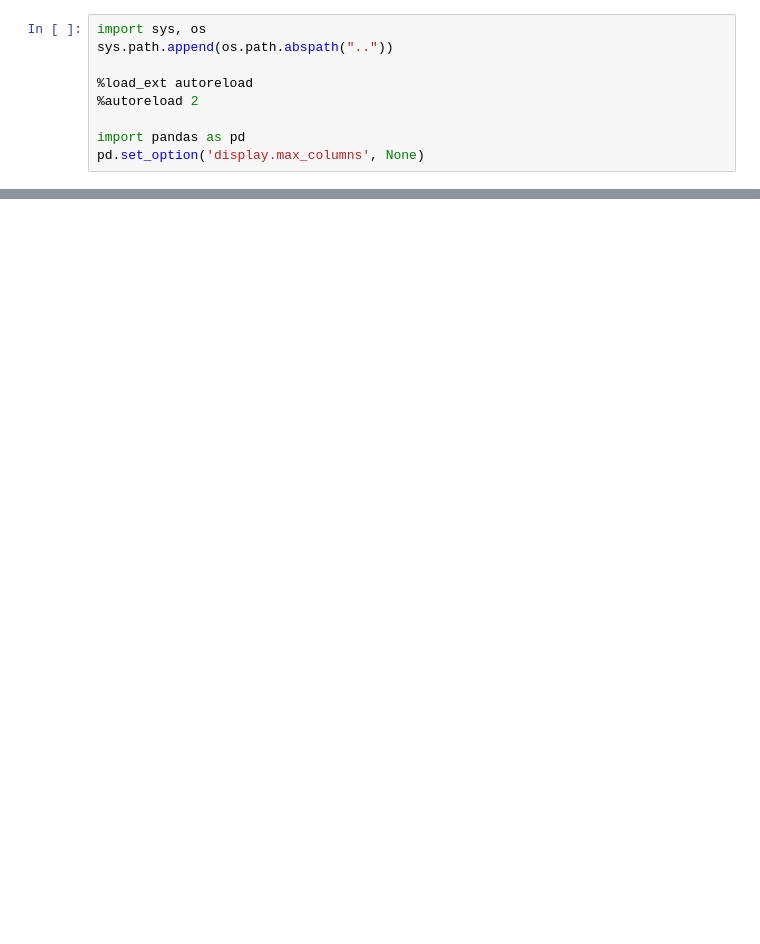
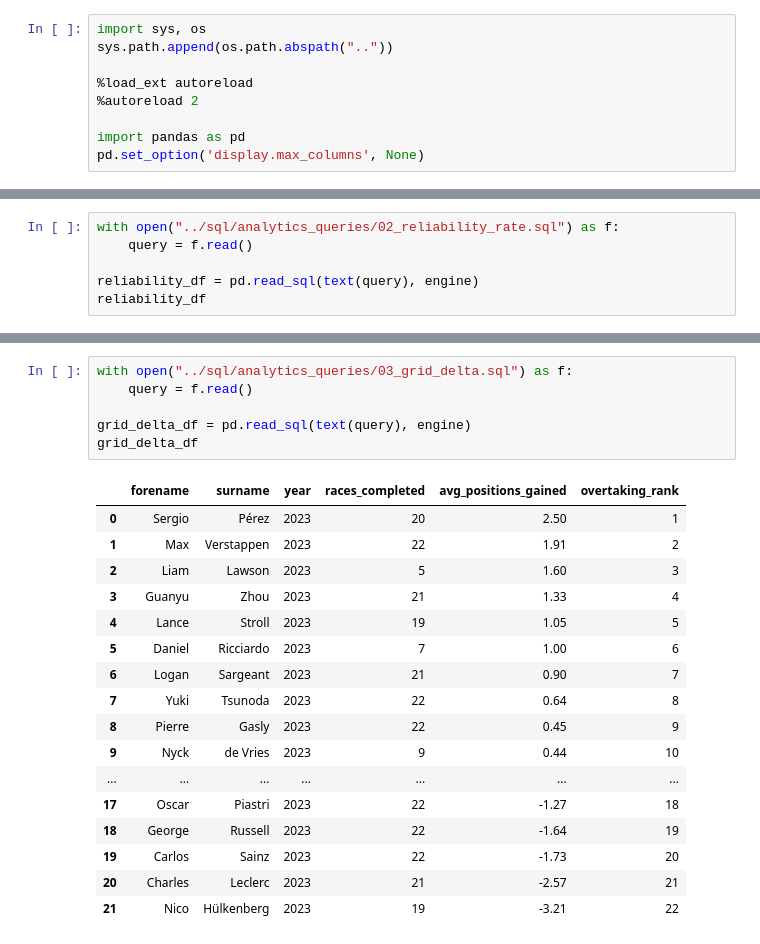
Before and after one commit to TanushxD/F1-analytics, a Jupyter notebook: notebooks/05_sql_analytics.ipynb, the cells around one changed output, grey strips where cells are left out. Cells and saved outputs as stored; diff of their text form; blank space fills up the shorter version.

```diff
--- a/notebooks/05_sql_analytics.ipynb
+++ b/notebooks/05_sql_analytics.ipynb
@@ -20,0 +65,6 @@ ModuleNotFoundError: No module named 'src'
+# %%
+with open("../sql/analytics_queries/02_reliability_rate.sql") as f:
+    query = f.read()
+
+reliability_df = pd.read_sql(text(query), engine)
+reliability_df
@@ -20,0 +83,24 @@ ModuleNotFoundError: No module named 'src'
+# %%
+with open("../sql/analytics_queries/03_grid_delta.sql") as f:
+    query = f.read()
+
+grid_delta_df = pd.read_sql(text(query), engine)
+grid_delta_df
+# %% [output]
+|  | forename | surname | year | races_completed | avg_positions_gained | overtaking_rank |
+| 0 | Sergio | Pérez | 2023 | 20 | 2.50 | 1 |
+| 1 | Max | Verstappen | 2023 | 22 | 1.91 | 2 |
+| 2 | Liam | Lawson | 2023 | 5 | 1.60 | 3 |
+| 3 | Guanyu | Zhou | 2023 | 21 | 1.33 | 4 |
+| 4 | Lance | Stroll | 2023 | 19 | 1.05 | 5 |
+| 5 | Daniel | Ricciardo | 2023 | 7 | 1.00 | 6 |
+| 6 | Logan | Sargeant | 2023 | 21 | 0.90 | 7 |
+| 7 | Yuki | Tsunoda | 2023 | 22 | 0.64 | 8 |
+| 8 | Pierre | Gasly | 2023 | 22 | 0.45 | 9 |
+| 9 | Nyck | de Vries | 2023 | 9 | 0.44 | 10 |
+| ... | ... | ... | ... | ... | ... | ... |
+| 17 | Oscar | Piastri | 2023 | 22 | -1.27 | 18 |
+| 18 | George | Russell | 2023 | 22 | -1.64 | 19 |
+| 19 | Carlos | Sainz | 2023 | 22 | -1.73 | 20 |
+| 20 | Charles | Leclerc | 2023 | 21 | -2.57 | 21 |
+| 21 | Nico | Hülkenberg | 2023 | 19 | -3.21 | 22 |
```
Also changed, not shown: parts of 6 cells of this notebook.
